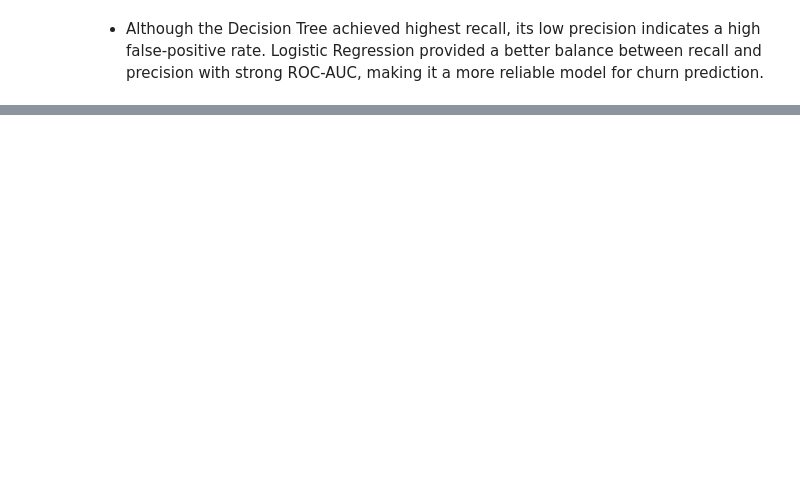
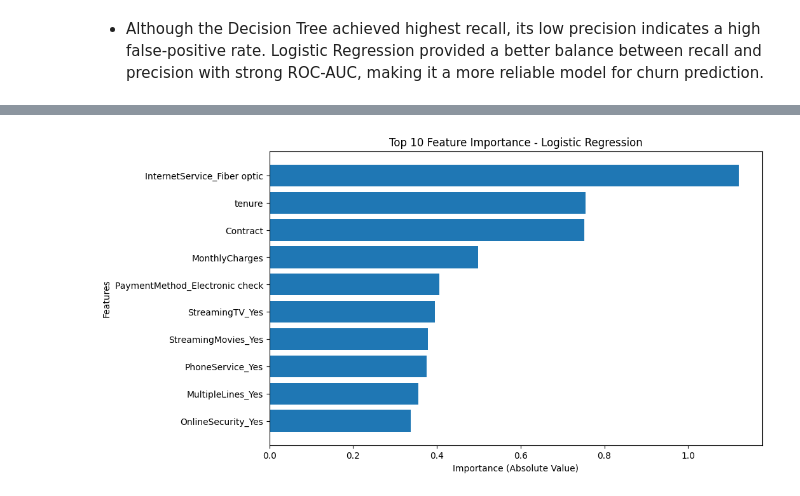
Before and after one commit to AjitaGiri/Customer_Churn_Prediction, a Jupyter notebook: notebook/model_training.ipynb, the cells around one changed output, grey strips where cells are left out. Saved outputs shown, nothing was run; the diff lists cells and outputs as text; code cells hidden in the pictures; blank space fills up the shorter version.

```diff
--- a/notebook/model_training.ipynb
+++ b/notebook/model_training.ipynb
@@ -57,7 +57,7 @@ y
 Name: Churn, Length: 7032, dtype: object
 # %%
 #splitting train and test set
-X_train,X_test,y_train,y_test=train_test_split(X,y,test_size=0.2,random_state=42)
+X_train,X_test,y_train,y_test=train_test_split(X,y,test_size=0.2,stratify=y,random_state=42)
 # %%
 #encode target
 from sklearn.preprocessing import   LabelEncoder
@@ -122,7 +122,7 @@ def avg_charges(Z):
     return (TotalCharges/(Tenure + 1e-5)).reshape(-1,1)
 
 avg_pipeline=Pipeline([
-    ('avg',FunctionTransformer(avg_charges,validate=False)),
+    ('avg',FunctionTransformer(avg_charges,validate=False,feature_names_out='one-to-one')),
     ('scale',StandardScaler())
     ])
 
@@ -326,0 +347,23 @@ RandomForest 0.830836409191856
+# %%
+ohe_features = clf_bal.named_steps['preprocessor'] \
+    .named_transformers_['nominal'] \
+    .get_feature_names_out(nominal_features)
+
+feature_names = (
+    num_features +
+    ['AvgChargesPerMonth'] +
+    list(ohe_features) +
+    ordinal_features
+)
+# %%
+coefficients = clf_bal.named_steps['classifier'].coef_[0]
+
+feature_importance = pd.DataFrame({
+    'Feature': feature_names,
+    'Importance': coefficients
+})
+
+feature_importance['Abs_Importance'] = feature_importance['Importance'].abs()
+feature_importance = feature_importance.sort_values('Abs_Importance', ascending=False)
+
+print(feature_importance.head(10))
@@ -326,0 +382,15 @@ RandomForest 0.830836409191856
+# %%
+import matplotlib.pyplot as plt
+
+# take top 10 features
+top_features = feature_importance.head(10)
+
+plt.figure(figsize=(10,6))
+plt.barh(top_features['Feature'], top_features['Abs_Importance'])
+plt.xlabel("Importance (Absolute Value)")
+plt.ylabel("Features")
+plt.title("Top 10 Feature Importance - Logistic Regression")
+plt.gca().invert_yaxis()
+plt.show()
+# %% [output]
+[figure, added]
```
Also changed, not shown: parts of 14 cells of this notebook.
